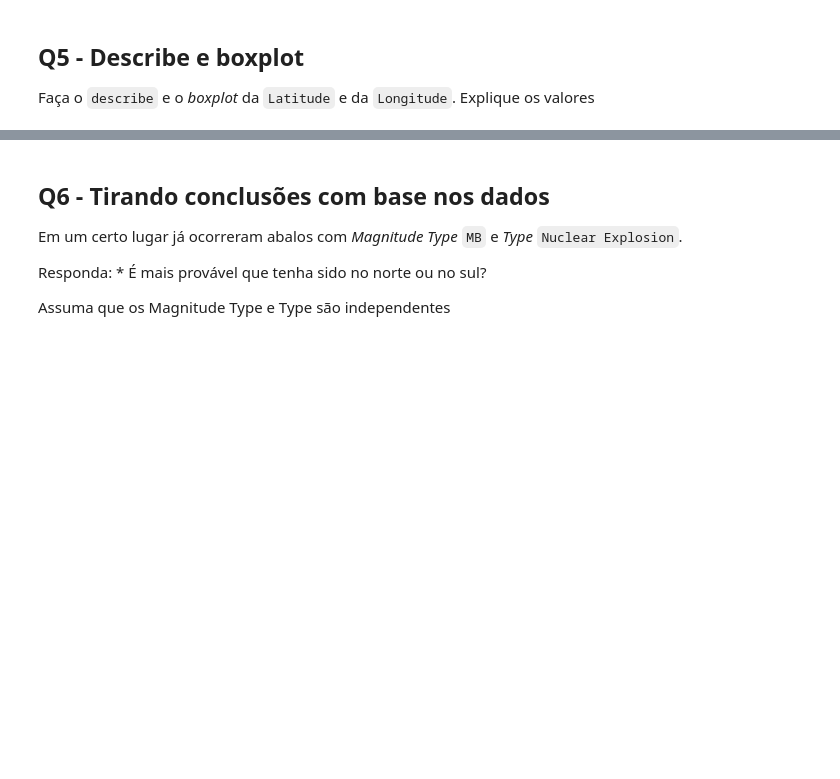
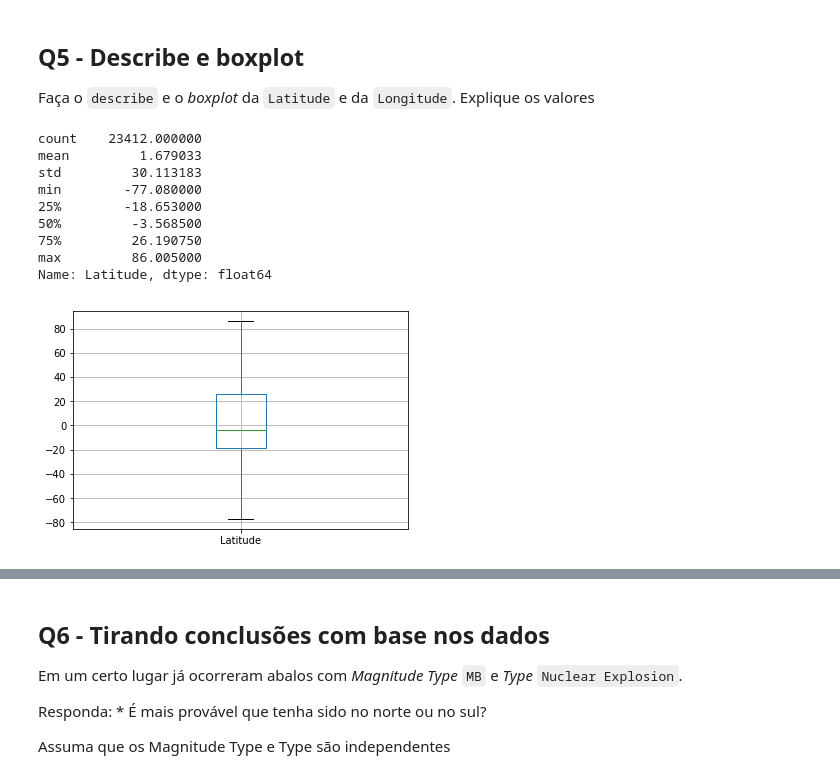
Before and after one commit to PhelipeMuller/CienciaDosDados, a Jupyter notebook: APS5_Earthquake.ipynb, the cells around one changed output, grey strips where cells are left out. Cells and saved outputs as stored; diff of their text form; code cells hidden in the pictures; blank space fills up the shorter version.

```diff
--- a/APS5_Earthquake.ipynb
+++ b/APS5_Earthquake.ipynb
@@ -157,3 +165,17 @@ Explique o que significa o valor da correlação calculada acima?
 ## Q5 - Describe e boxplot
 
 Faça o `describe` e o *boxplot* da `Latitude` e da `Longitude`. Explique os valores
+# %%
+print(df["Latitude"].describe())
+plot = df.boxplot("Latitude")
+# %% [output]
+count    23412.000000
+mean         1.679033
+std         30.113183
+min        -77.080000
+25%        -18.653000
+50%         -3.568500
+75%         26.190750
+max         86.005000
+Name: Latitude, dtype: float64
+[figure, added]
```
Also changed, not shown: parts of 11 cells of this notebook, 1 other file.
